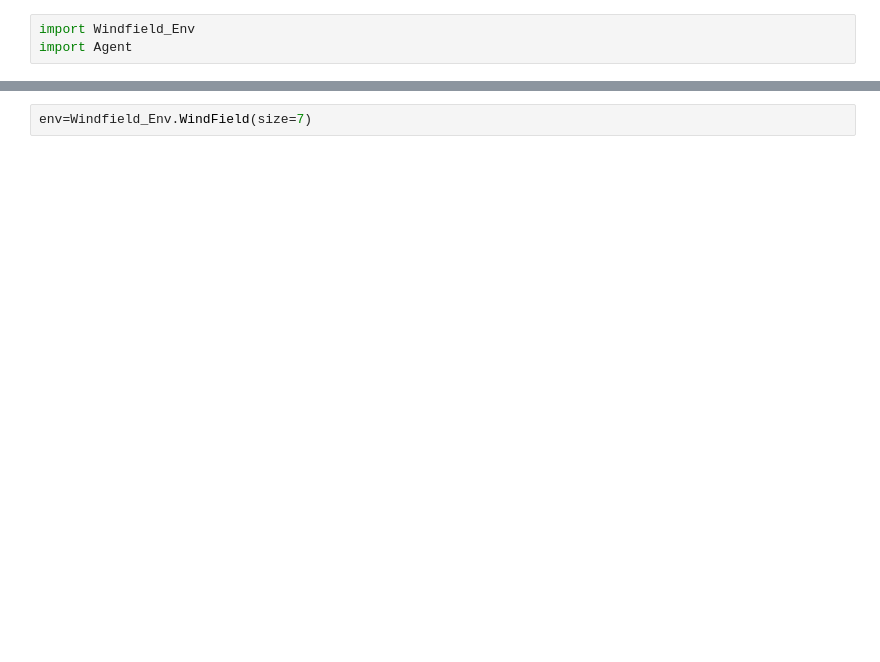
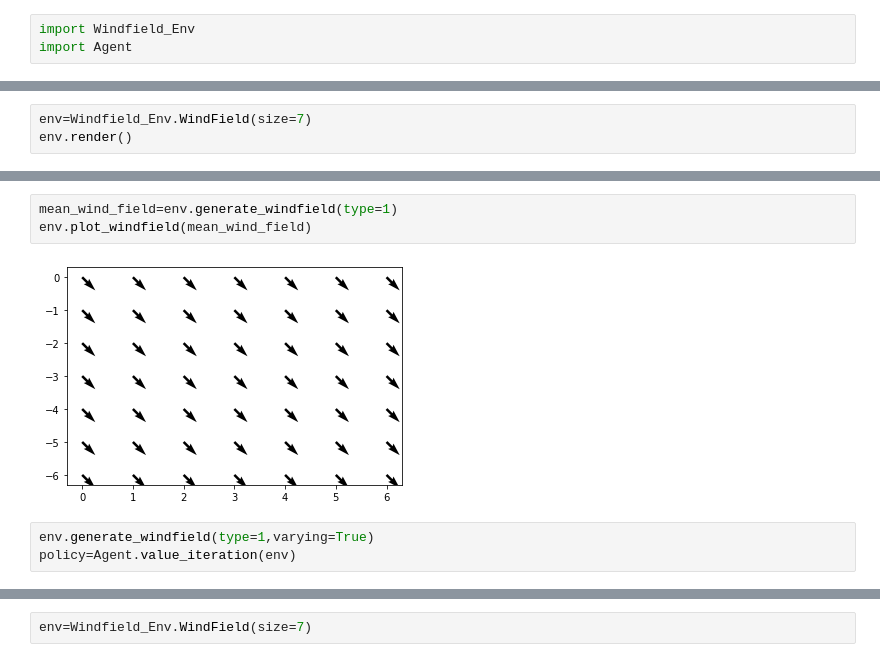
Before and after one commit to TheBlackCat22/Wind-Energy-based-Path-Planning-For-UAV, a Jupyter notebook: main.ipynb, the cells around one changed output, grey strips where cells are left out. Saved outputs shown, nothing was run; the diff lists cells and outputs as text; blank space fills up the shorter version.

```diff
--- a/main.ipynb
+++ b/main.ipynb
@@ -3,0 +6,3 @@ import Agent
+# %%
+env=Windfield_Env.WindField(size=7)
+env.render()
@@ -3,0 +11,8 @@ import Agent
+# %%
+mean_wind_field=env.generate_windfield(type=1)
+env.plot_windfield(mean_wind_field)
+# %% [output]
+[figure, added]
+# %%
+env.generate_windfield(type=1,varying=True)
+policy=Agent.value_iteration(env)
```
Also changed, not shown: parts of 21 cells of this notebook, 2 other files.
